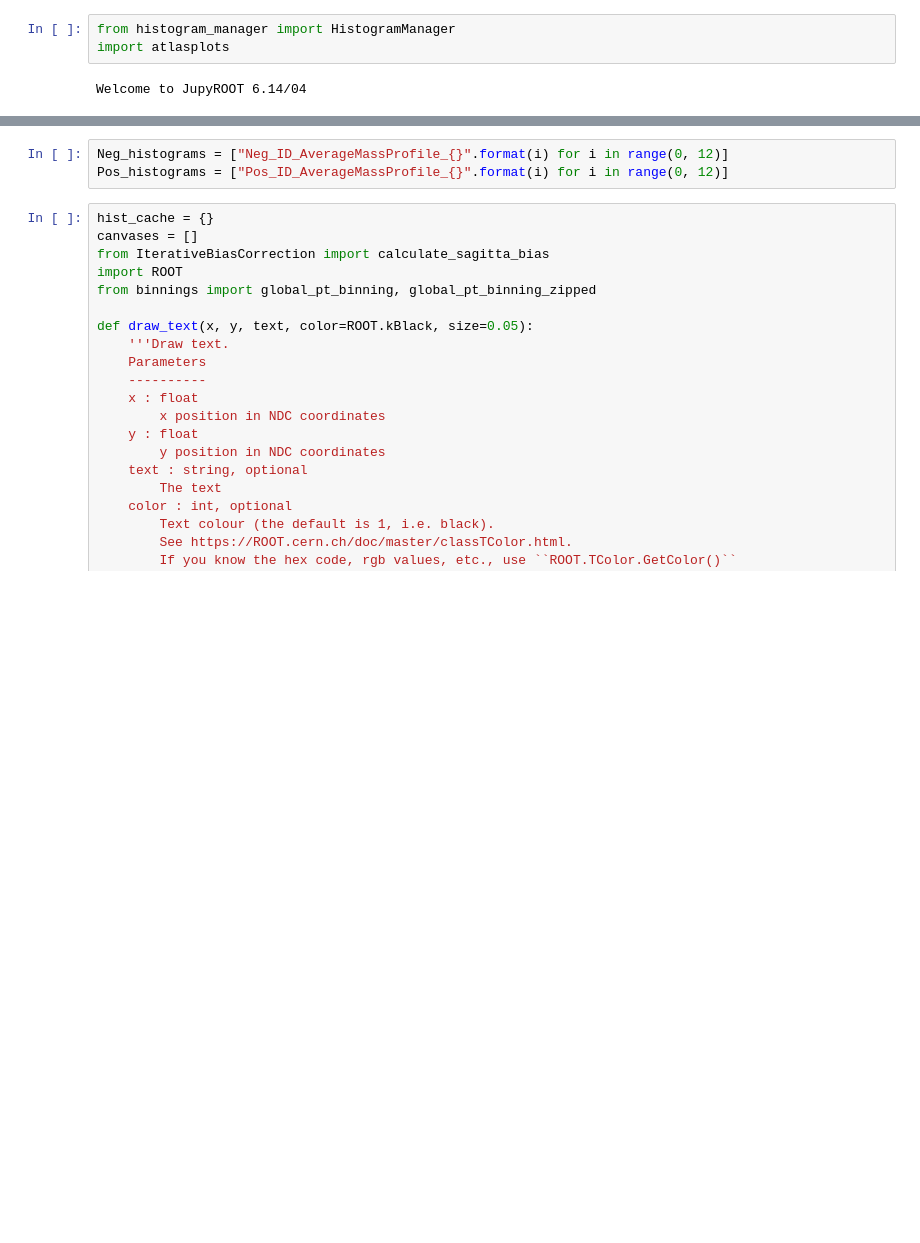
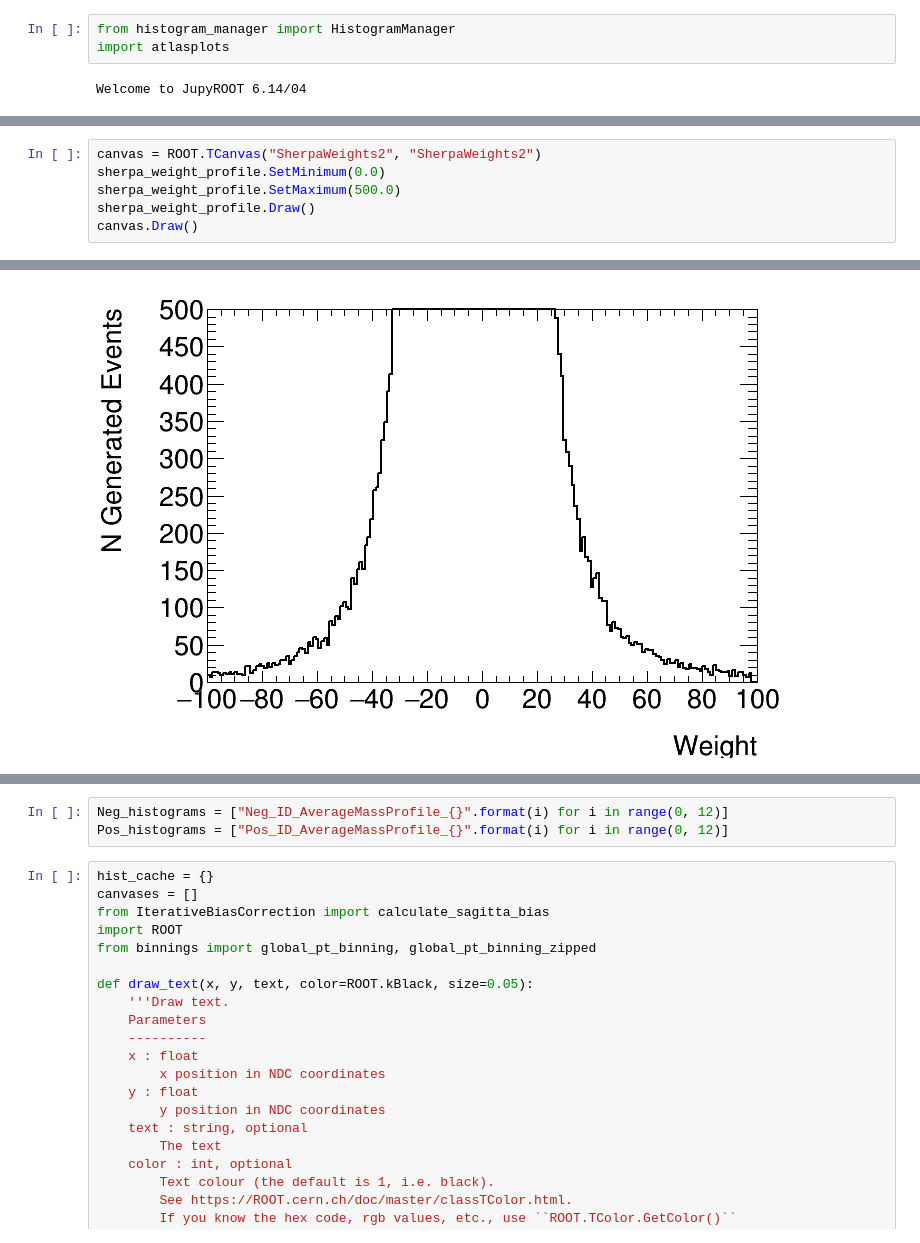
Before and after one commit to luadamek/PyMomentumValidation, a Jupyter notebook: TestPlotting.ipynb, the cells around one changed output, grey strips where cells are left out. Cells and saved outputs as stored; diff of their text form; blank space fills up the shorter version.

```diff
--- a/TestPlotting.ipynb
+++ b/TestPlotting.ipynb
@@ -10,0 +67,7 @@ Found these channels in the file ['Data', 'MC']
+# %%
+canvas = ROOT.TCanvas("SherpaWeights2", "SherpaWeights2")
+sherpa_weight_profile.SetMinimum(0.0)
+sherpa_weight_profile.SetMaximum(500.0)
+sherpa_weight_profile.Draw()
+canvas.Draw()
+# %% [output]
@@ -10,0 +75 @@ Found these channels in the file ['Data', 'MC']
+[figure, added]
```
Also changed, not shown: parts of 9 cells of this notebook, 7 other files.
